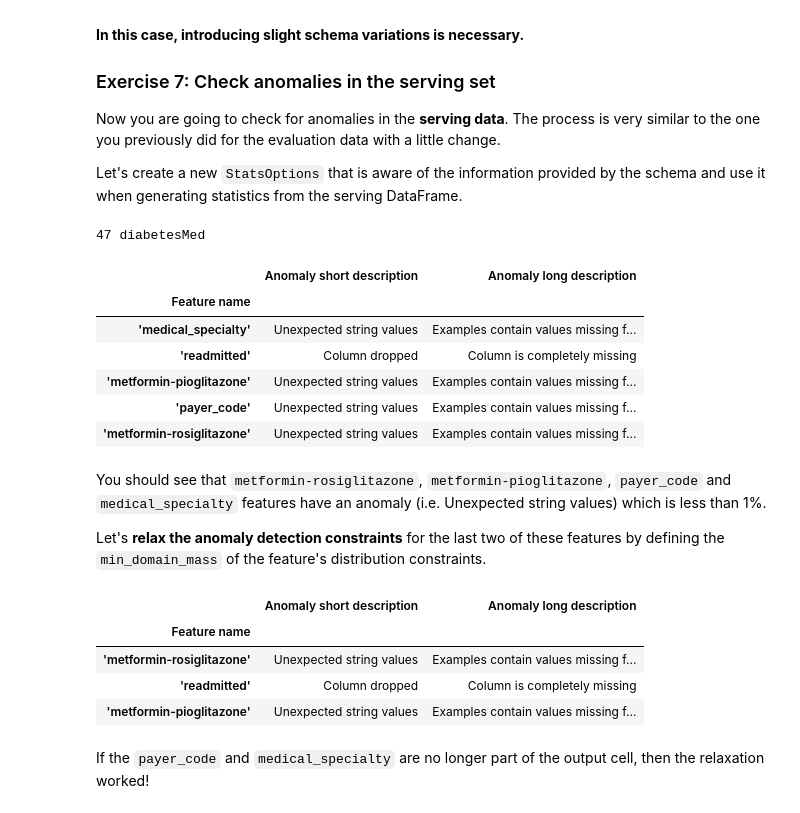
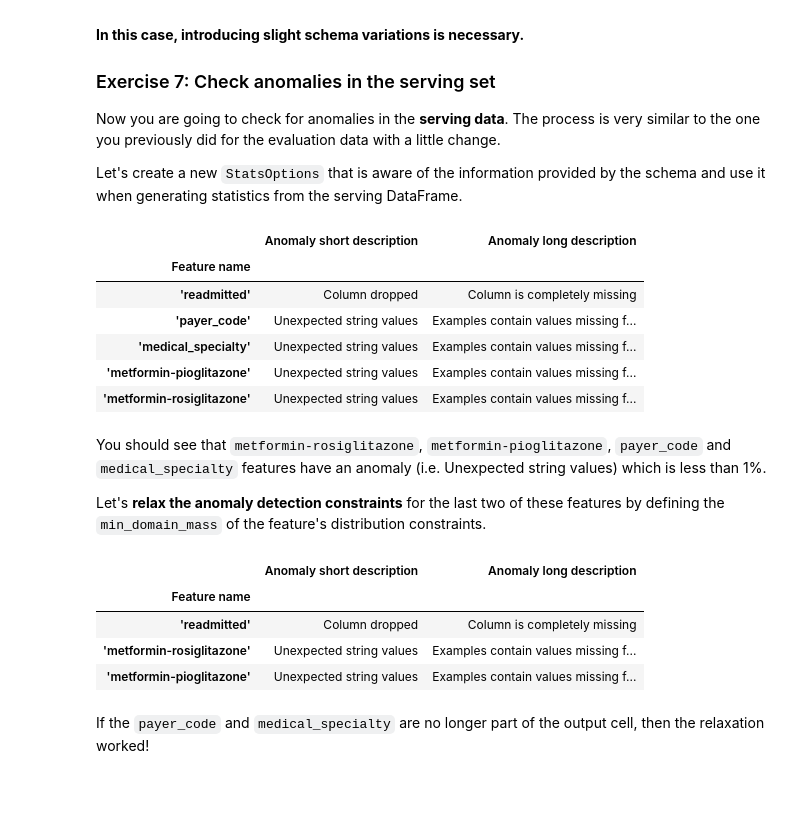
Before and after one commit to xerocopy/Coursera_MLOps, a Jupyter notebook: course2/C2W1_Assignment.ipynb, the cells around one changed output. Saved outputs shown, nothing was run; the diff lists cells and outputs as text; code cells hidden in the pictures.

```diff
--- a/course2/C2W1_Assignment.ipynb
+++ b/course2/C2W1_Assignment.ipynb
@@ -525,12 +525,6 @@ For example, the **label column is dropped in the serving set** so this will be
 Now you are going to check for anomalies in the **serving data**. The process is very similar to the one you previously did for the evaluation data with a little change.
 
 Let's create a new `StatsOptions` that is aware of the information provided by the schema and use it when generating statistics from the serving DataFrame.
-# %%
-#approved_cols has mutanted
-approved_cols.remove('readmitted')
-print(len(approved_cols), approved_cols[-1])
-# %% [output]
-47 diabetesMed
 # %%
 # Define a new statistics options by the tfdv.StatsOptions class for the serving data by passing the previously inferred schema
 options = tfdv.StatsOptions(schema=schema,
@@ -539,20 +533,20 @@ options = tfdv.StatsOptions(schema=schema,
 # %%
 ### START CODE HERE
 # Generate serving dataset statistics
 # HINT: Remember to use the serving dataframe and to pass the newly defined statistics options
-serving_stats = tfdv.generate_statistics_from_dataframe(serving_df[approved_cols],stats_options = options)
+serving_stats = tfdv.generate_statistics_from_dataframe(serving_df,stats_options = options)
 
 
 # HINT: Calculate and display anomalies using the generated serving statistics
 calculate_and_display_anomalies(serving_stats, schema=schema)
 ### END CODE HERE
 # %% [output]
 |  | Anomaly short description | Anomaly long description |
 | Feature name |  |  |
+| 'readmitted' | Column dropped | Column is completely missing |
+| 'payer_code' | Unexpected string values | Examples contain values missing f... |
 | 'medical_specialty' | Unexpected string values | Examples contain values missing f... |
-| 'readmitted' | Column dropped | Column is completely missing |
 | 'metformin-pioglitazone' | Unexpected string values | Examples contain values missing f... |
-| 'payer_code' | Unexpected string values | Examples contain values missing f... |
 | 'metformin-rosiglitazone' | Unexpected string values | Examples contain values missing f... |
 # %% [markdown]
 You should see that `metformin-rosiglitazone`, `metformin-pioglitazone`, `payer_code` and `medical_specialty` features have an anomaly (i.e. Unexpected string values) which is less than 1%.
@@ -574,8 +568,8 @@ calculate_and_display_anomalies(serving_stats, schema=schema)
 # %% [output]
 |  | Anomaly short description | Anomaly long description |
 | Feature name |  |  |
+| 'readmitted' | Column dropped | Column is completely missing |
 | 'metformin-rosiglitazone' | Unexpected string values | Examples contain values missing f... |
-| 'readmitted' | Column dropped | Column is completely missing |
 | 'metformin-pioglitazone' | Unexpected string values | Examples contain values missing f... |
 # %% [markdown]
 If the `payer_code` and `medical_specialty` are no longer part of the output cell, then the relaxation worked!
```
Also changed, not shown: parts of 2 cells of this notebook, 2 other files.
